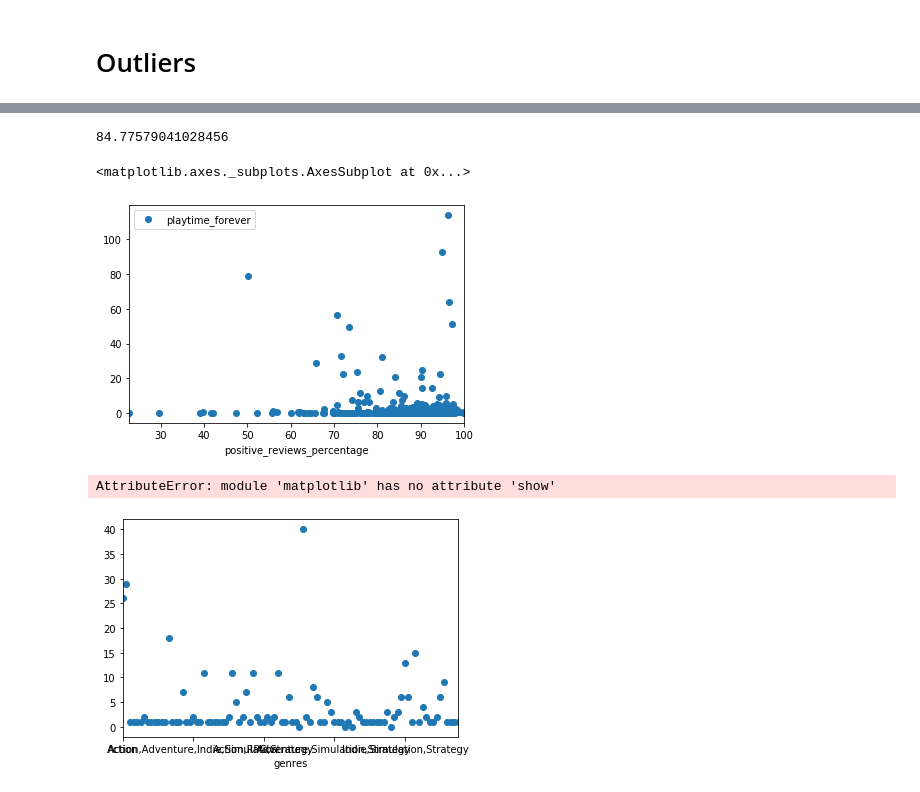
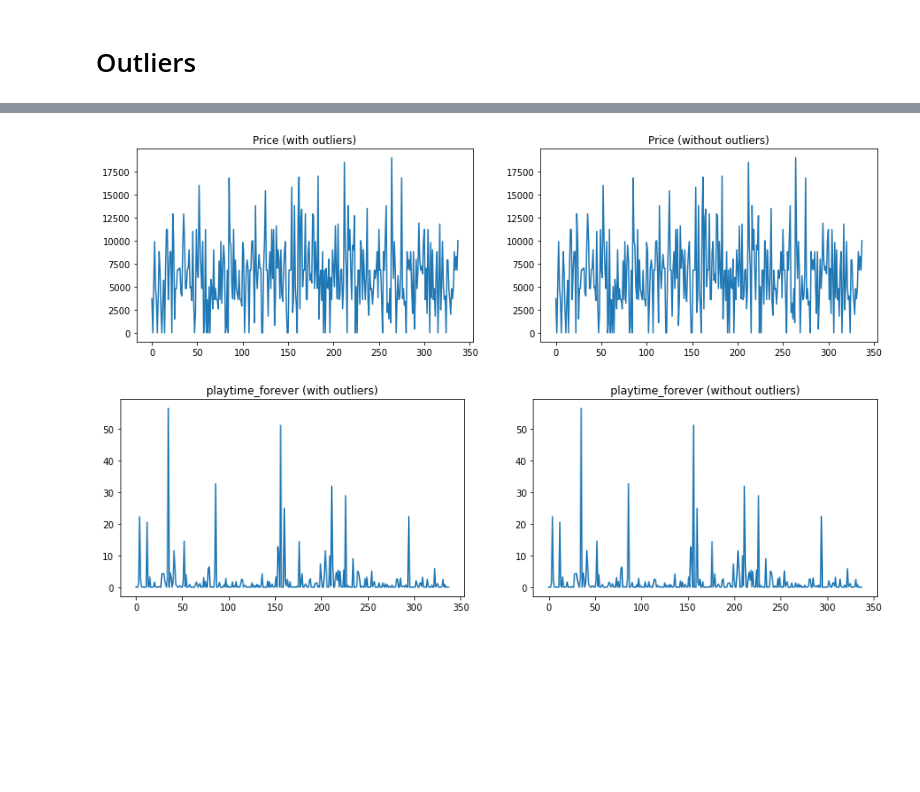
Before and after one commit to KabirRajput/5001_GameTime_Prediction, a Jupyter notebook: MSBD_KABIR_RAJPUT.ipynb, the cells around one changed output, grey strips where cells are left out. Saved outputs shown, nothing was run; the diff lists cells and outputs as text; code cells hidden in the pictures; blank space fills up the shorter version.

```diff
--- a/MSBD_KABIR_RAJPUT.ipynb
+++ b/MSBD_KABIR_RAJPUT.ipynb
@@ -144,0 +215,7 @@ data
+# %%
+# deal with genres, categories, tags
+genres = df["genres"].str.get_dummies(",")
+categories = df["categories"].str.get_dummies(",")
+tags = df["tags"].str.get_dummies(",")
+finish_df = pd.concat([df, genres, categories, tags], axis=1)
+finish_df.head()
@@ -144,0 +230,4 @@ data
+# %%
+# delete useless columns
+finish_df.drop(columns=["id", "is_free", "genres", "categories", "tags"], inplace=True)
+finish_df.head()
@@ -144,0 +242,4 @@ data
+# %%
+# change price and total_reviews to type(int)
+finish_df[["total_reviews", "price"]] = finish_df[["total_reviews", "price"]].astype("int")
+finish_df.head()
@@ -271,15 +256,41 @@ df['positive_reviews_percentage']=df['positive_reviews'].mul(100)
-# %%
-df['positive_reviews_percentage'].mean(axis=0)
-# %% [output]
-84.77579041028456
-# %%
-df.plot(x='positive_reviews_percentage',y='playtime_forever',style='o')
-# %% [output]
-<matplotlib.axes._subplots.AxesSubplot at 0x...>
-[figure, removed]
-# %%
-df.groupby('genres')['positive_reviews'].nunique().plot(style='o')
-plt.show()
-# %% [output]
-AttributeError: module 'matplotlib' has no attribute 'show'
-[figure, removed]
+# %%
+#Dropping the outlier rows with standard deviation
+def remove_outlier(df_in, col_name):
+    q1 = df_in[col_name].quantile(0.25)
+    q3 = df_in[col_name].quantile(0.75)
+    iqr = q3-q1 #Interquartile range
+    tolerance = 2
+    fence_low  = q1 - tolerance*iqr
+    fence_high = q3 + tolerance*iqr
+    df_out = df_in.loc[(df_in[col_name] > fence_low) & (df_in[col_name] < fence_high)]
+    return df_out
+
+# Column: 'price'
+fig, (ax1, ax2) = plt.subplots(1, 2, figsize=(15,4))
+ax1.plot(finish_df['price'])
+ax1.set_title('Price (with outliers)')
+
+finish_df = remove_outlier(finish_df,'price')
+
+ax2.plot(finish_df['price'])
+ax2.set_title('Price (without outliers)')
+
+plt.show()
+
+# Column: 'playtime_forever'
+fig, (ax1, ax2) = plt.subplots(1, 2, figsize=(15,4))
+ax1.plot(finish_df['playtime_forever'])
+ax1.set_title('playtime_forever (with outliers)')
+
+finish_df = finish_df[finish_df['playtime_forever'] < 60]
+
+ax2.plot(finish_df['playtime_forever'])
+ax2.set_title('playtime_forever (without outliers)')
+
+plt.show()
+
+# ------------- Reset index -------------
+finish_df.reset_index(inplace=True, drop=True)
+# %% [output]
+[figure, added]
+[figure, added]
```
Also changed, not shown: parts of 62 cells of this notebook, 1 other file.
